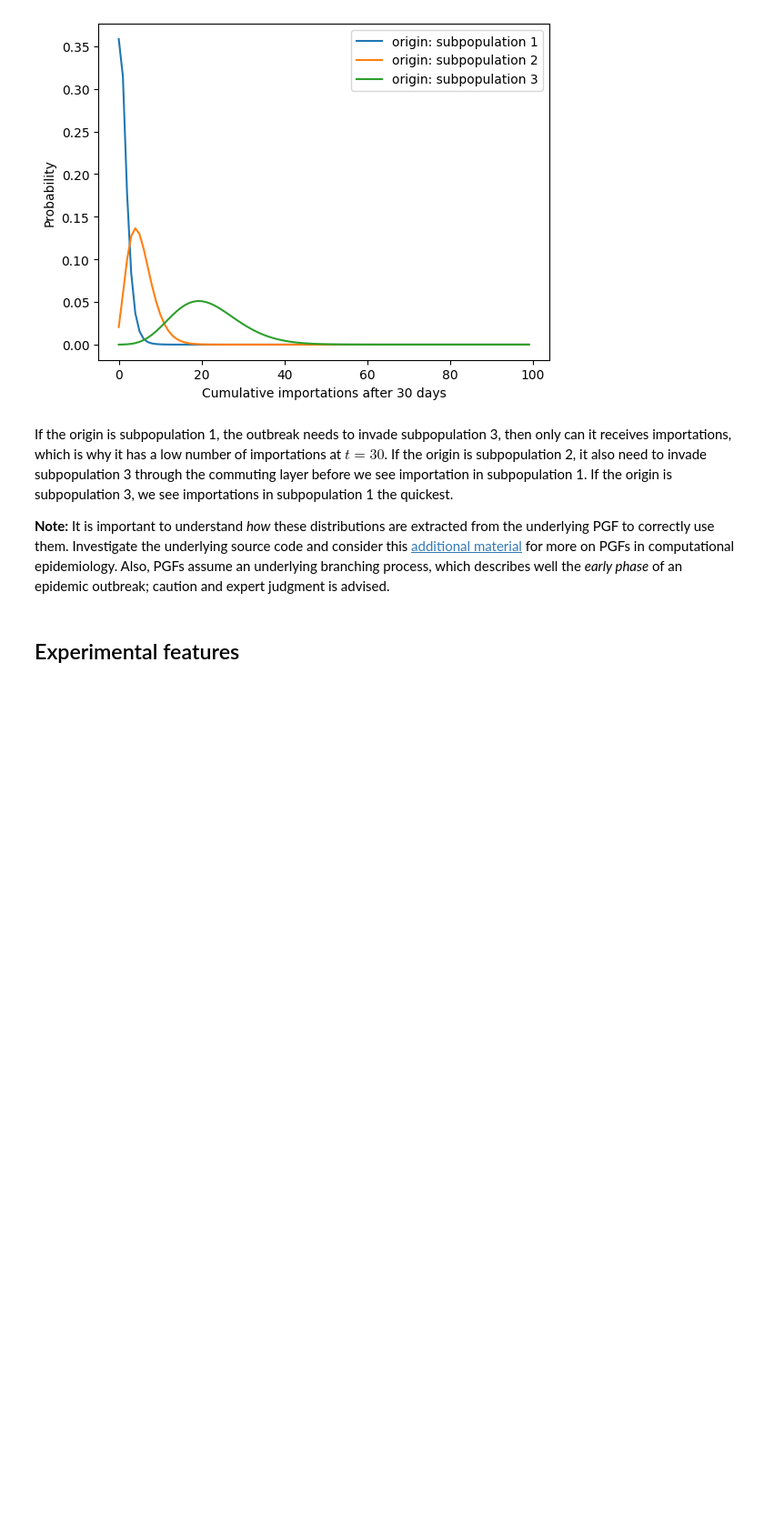
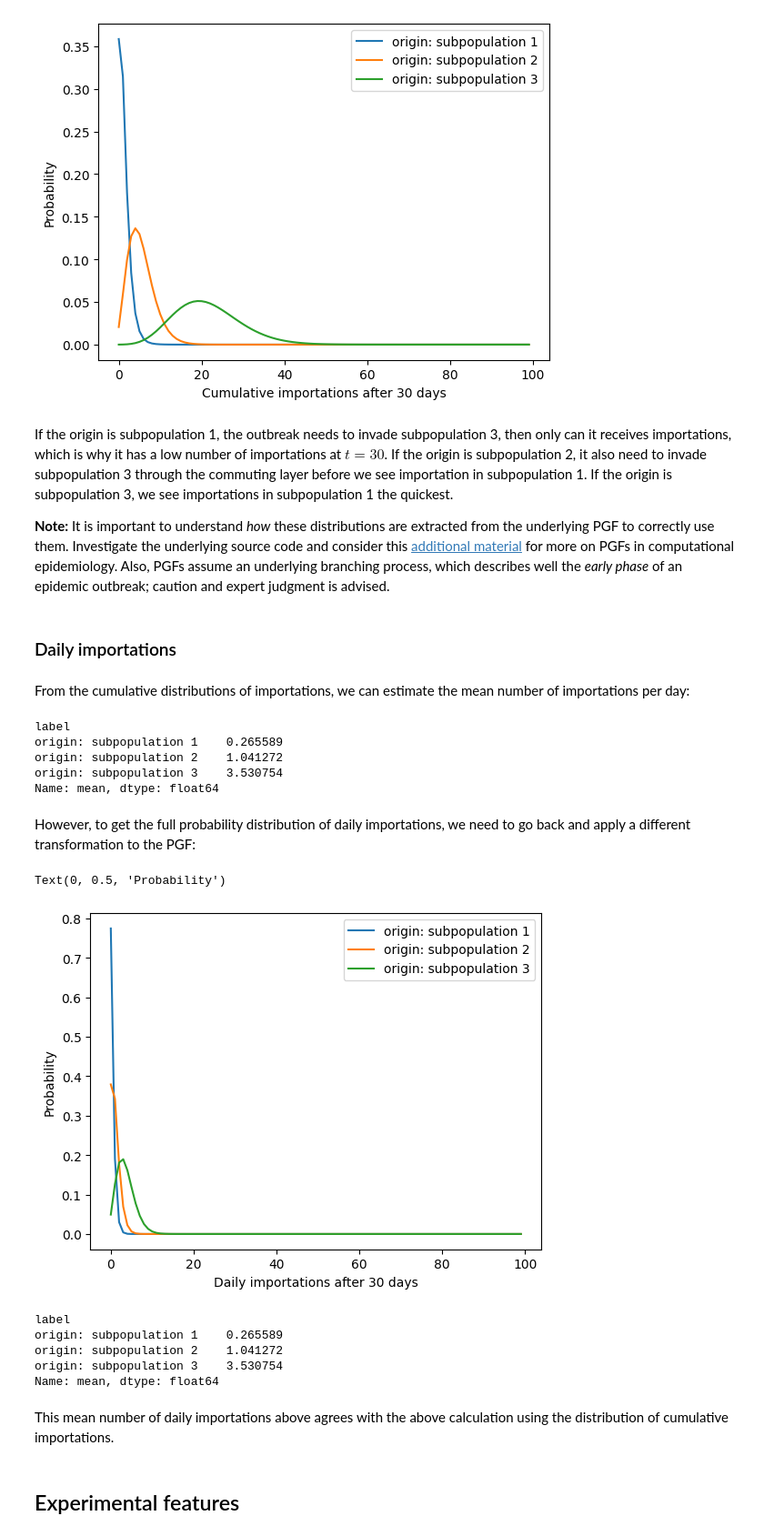
Before and after one commit to mobs-lab/pgfgleam, a Jupyter notebook: demo.ipynb, the cells around one changed output. Shown at 91% size. Saved outputs shown, nothing was run; the diff lists cells and outputs as text; code cells hidden in the pictures; blank space fills up the shorter version.

Commit message:
Added daily importation example

```diff
--- a/demo.ipynb
+++ b/demo.ipynb
@@ -368,6 +368,67 @@ Text(0, 0.5, 'Probability')
 If the origin is subpopulation 1, the outbreak needs to invade subpopulation 3, then only can it receives importations, which is why it has a low number of importations at $t = 30$. If the origin is subpopulation 2, it also need to invade subpopulation 3 through the commuting layer before we see importation in subpopulation 1. If the origin is subpopulation 3, we see importations in subpopulation 1 the quickest.
 
 **Note:** It is important to understand *how* these distributions are extracted from the underlying PGF to correctly use them. Investigate the underlying source code and consider this [additional material](https://cosmo-notes.github.io/pgfunk/chapters/index.html) for more on PGFs in computational epidemiology. Also, PGFs assume an underlying branching process, which describes well the *early phase* of an epidemic outbreak; caution and expert judgment is advised.
+# %% [markdown]
+### Daily importations
+# %% [markdown]
+From the cumulative distributions of importations, we can estimate the mean number of importations per day:
+# %%
+imp1 = importations[importations['time'] == 29].copy()
+imp1['mean'] = imp1['target']*imp1['probability']
+imp1 = imp1.groupby('label')['mean'].sum()
+imp2 = importations[importations['time'] == 30].copy()
+imp2['mean'] = imp2['target']*imp2['probability']
+imp2 = imp2.groupby('label')['mean'].sum()
+imp2-imp1
+# %% [output]
+label
+origin: subpopulation 1    0.265589
+origin: subpopulation 2    1.041272
+origin: subpopulation 3    3.530754
+Name: mean, dtype: float64
+# %% [markdown]
+However, to get the full probability distribution of daily importations, we need to go back and apply a different transformation to the PGF:
+# %%
+#time range over which we want to measure detections
+t =  list(range(0,60))
+
+#indices for importations
+idx = [0,1] #corresponds to alpha = {1,2}
+
+#transformation that needs to be used to measure "cumulative importation" in the first subpopulation
+def transform(state_vars,c_):
+    state_vars['cumulative importation'][idx] *= c_
+#transformation to "reset" the count at the end of the day
+def reset(state_vars,c_):
+    state_vars['cumulative importation'][idx] = 1.
+transform_dict = {max(t):[transform],max(t)-1:[reset]}  #we reset the count so that only importation on a single day is measured
+
+#calculate the full probability distribution for cumulative importations
+daily_importations = marginal_distribution(Psi, t, transform_dict, cutoff=20, resolution=100)
+daily_importations['probability'] = np.real(daily_importations['probability']) #cast to real (the imaginary part is 0 anyway); obtained from FFT
+# %%
+daily_importations_ = daily_importations[daily_importations['time'] == 30].copy()
+for label,df in daily_importations_.groupby('label'):
+    plt.plot(df['target'],df['probability'],label=label)
+plt.legend()
+plt.xlabel('Daily importations after 30 days')
+plt.ylabel('Probability')
+# %% [output]
+Text(0, 0.5, 'Probability')
+[figure, added]
+# %%
+imp1 = daily_importations[daily_importations['time'] == 30].copy()
+imp1['mean'] = imp1['target']*imp1['probability']
+imp1 = imp1.groupby('label')['mean'].sum()
+imp1
+# %% [output]
+label
+origin: subpopulation 1    0.265589
+origin: subpopulation 2    1.041272
+origin: subpopulation 3    3.530754
+Name: mean, dtype: float64
+# %% [markdown]
+This mean number of daily importations above agrees with the above calculation using the distribution of cumulative importations.
 # %% [markdown]
 ## Experimental features
 # %% [markdown]
```
Also changed, not shown: parts of 3 cells of this notebook.
